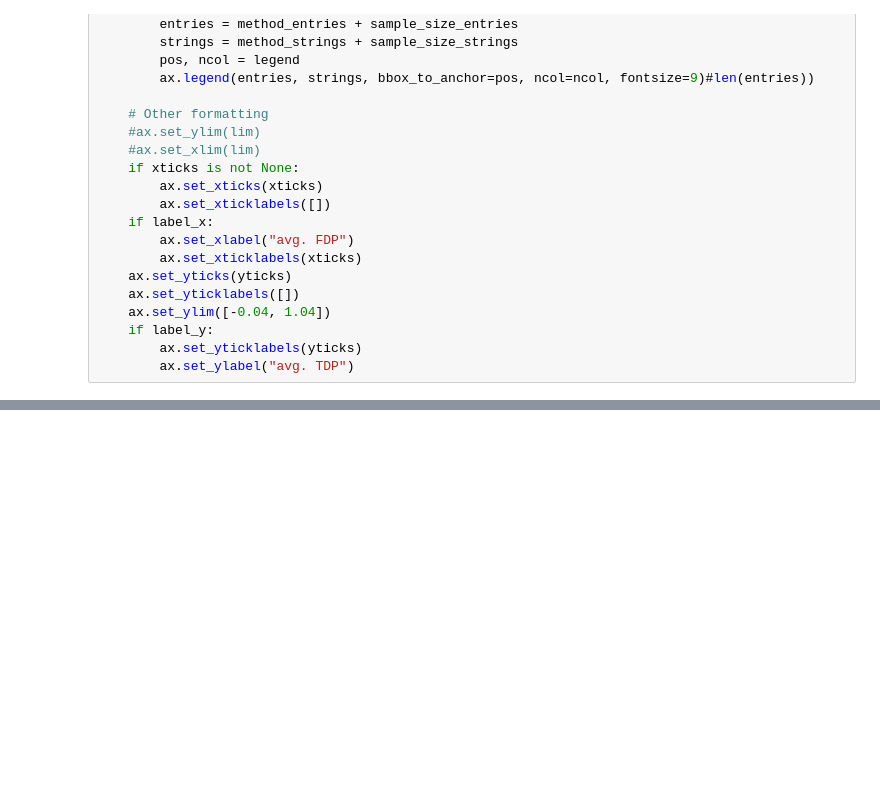
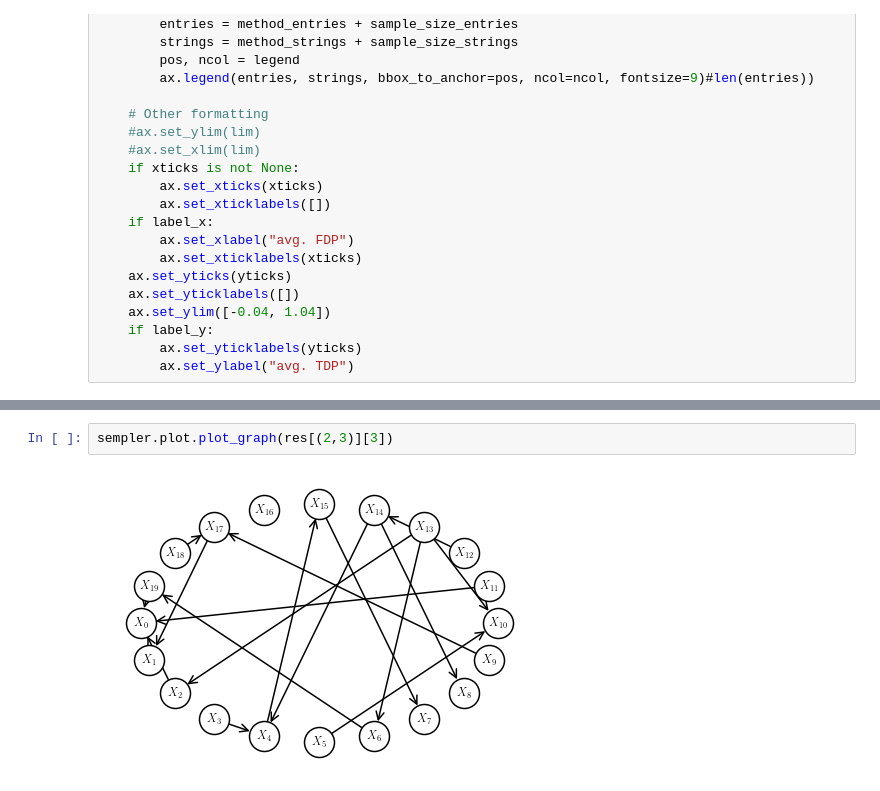
Before and after one commit to juangamella/ut-lvce-paper, a Jupyter notebook: figures_comparisons.ipynb, the cells around one changed output, grey strips where cells are left out. Cells and saved outputs as stored; diff of their text form; blank space fills up the shorter version.

```diff
--- a/figures_comparisons.ipynb
+++ b/figures_comparisons.ipynb
@@ -804,0 +993,4 @@ plt.savefig("figures/figure_latents_densities.pdf", bbox_inches='tight')
+# %%
+sempler.plot.plot_graph(res[(2,3)][3])
+# %% [output]
+[figure, added]
```
Also changed, not shown: parts of 31 cells of this notebook, 1 other file.
